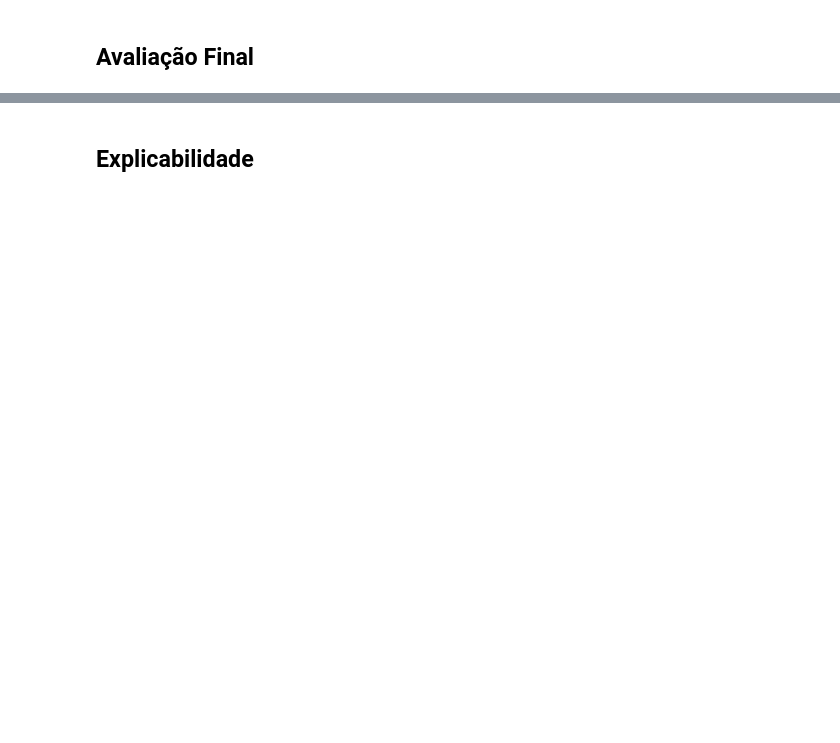
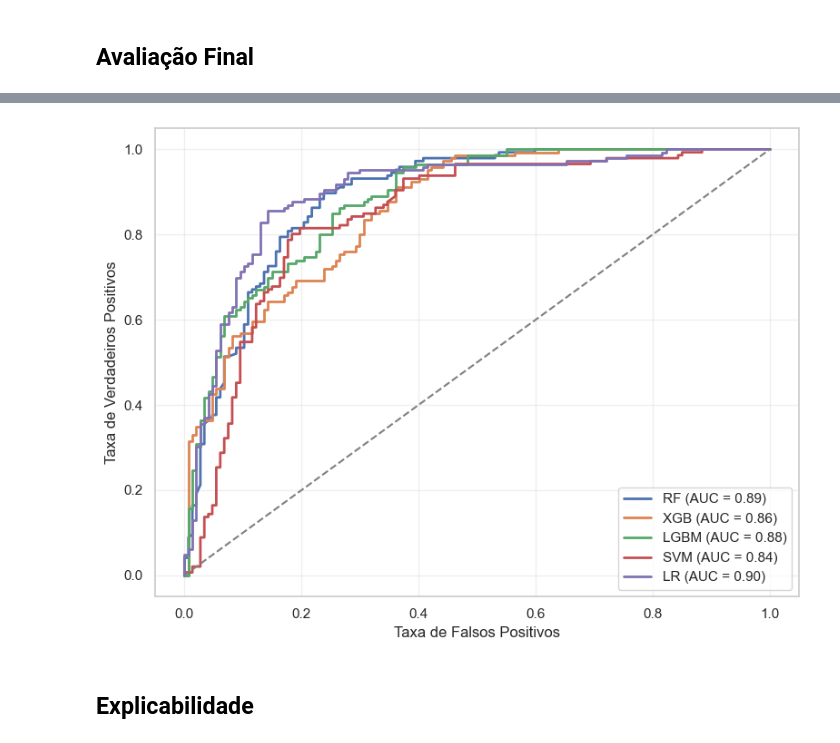
Before and after one commit to roaraujo/ML-FTW-EEG, a Jupyter notebook: 01_1-ML_EEG.ipynb, the cells around one changed output, grey strips where cells are left out. Saved outputs shown, nothing was run; the diff lists cells and outputs as text; code cells hidden in the pictures; blank space fills up the shorter version.

```diff
--- a/01_1-ML_EEG.ipynb
+++ b/01_1-ML_EEG.ipynb
@@ -281,2 +471,45 @@ df_results
+# %%
+import pickle
+import matplotlib.pyplot as plt
+from sklearn.metrics import roc_curve, auc, RocCurveDisplay
+
+# Mapear os nomes dos arquivos dos modelos
+model_files = {
+    'RF': 'models/RF_model.pkl',
+    'XGB': 'models/XGB_model.pkl',
+    'LGBM': 'models/LGBM_model.pkl',
+    'SVM': 'models/SVM_model.pkl',
+    'LR': 'models/LR_model.pkl'
+}
+
+plt.figure(figsize=(8, 6))
+
+for model_name, file_name in model_files.items():
+    with open(file_name, 'rb') as file:
+        model = pickle.load(file)
+
+    if hasattr(model, "predict_proba"):
+        y_score = model.predict_proba(X_test_feat)[:, 1]
+    else:
+        raise ValueError(f'Model {model_name} does not have predict_proba or decision_function.')
+
+    fpr, tpr, _ = roc_curve(y_test, y_score)
+    roc_auc = auc(fpr, tpr)
+
+    plt.plot(fpr, tpr, lw=2,
+             label=f'{model_name} (AUC = {roc_auc:.2f})')
+
+
+plt.plot([0, 1], [0, 1], color='gray', lw=1.5, linestyle='--')
+
+
+plt.xlabel('Taxa de Falsos Positivos')
+plt.ylabel('Taxa de Verdadeiros Positivos')
+plt.legend(loc='lower right')
+plt.grid(alpha=0.3)
+plt.tight_layout()
+plt.show()
+# %% [output]
+[figure, added]
 # %% [markdown]
 ## Explicabilidade
```
Also changed, not shown: parts of 20 cells of this notebook, 6 other files.
